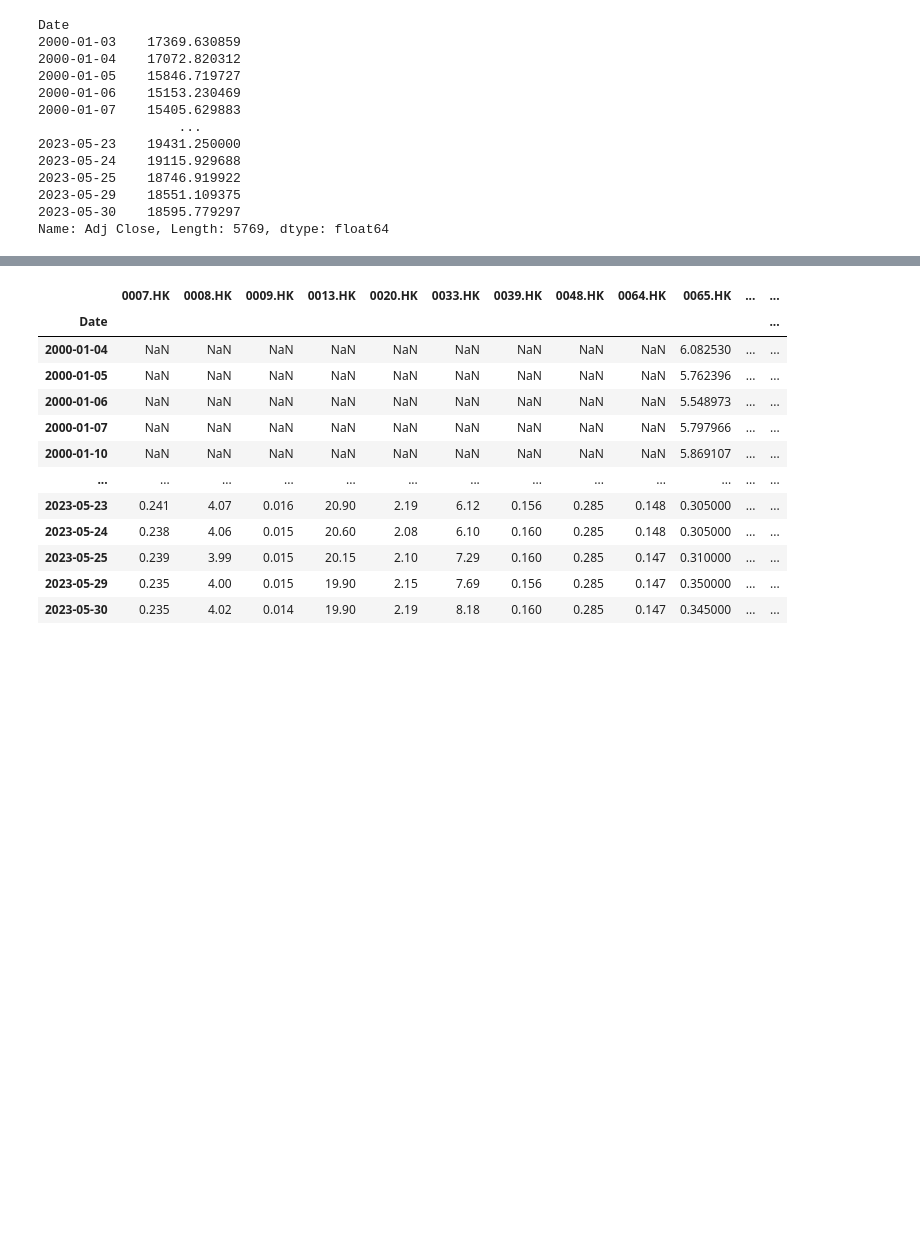
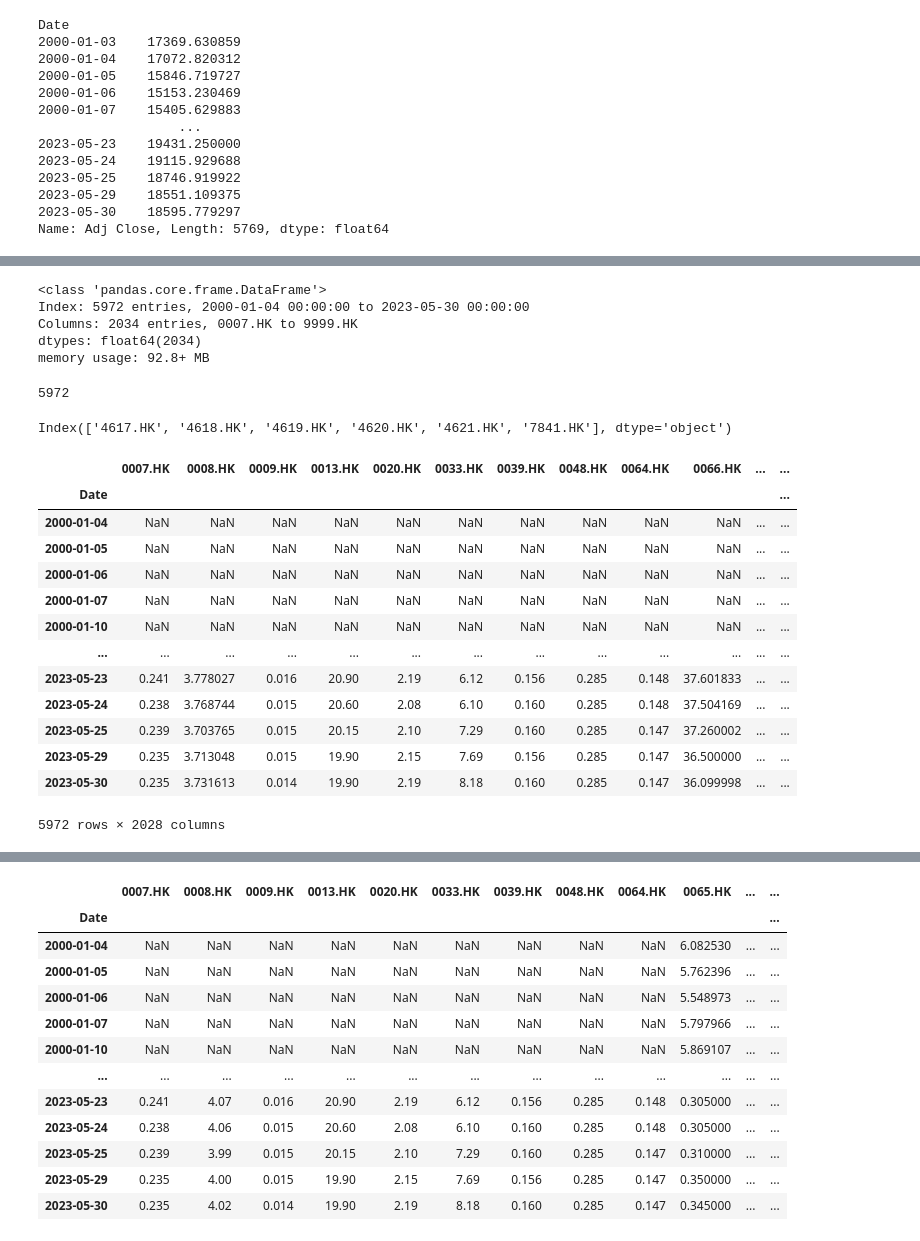
Before and after one commit to ckyma/exchatbook, a Jupyter notebook: getYahooData.ipynb, the cells around one changed output, grey strips where cells are left out. Saved outputs shown, nothing was run; the diff lists cells and outputs as text; code cells hidden in the pictures; blank space fills up the shorter version.

```diff
--- a/getYahooData.ipynb
+++ b/getYahooData.ipynb
@@ -233,0 +277,16 @@ Index(['^HSI'], dtype='object')
+# %%
+adj_close_data_filtered.info()
+# %% [output]
+<class 'pandas.core.frame.DataFrame'>
+Index: 5972 entries, 2000-01-04 00:00:00 to 2023-05-30 00:00:00
+Columns: 2034 entries, 0007.HK to 9999.HK
+dtypes: float64(2034)
+memory usage: 92.8+ MB
+# %%
+len(adj_close_data_filtered.index)
+# %% [output]
+5972
+# %%
+adj_close_data_filtered.columns[adj_close_data_filtered.isna().sum() == 5972]
+# %% [output]
+Index(['4617.HK', '4618.HK', '4619.HK', '4620.HK', '4621.HK', '7841.HK'], dtype='object')
@@ -233,0 +295,17 @@ Index(['^HSI'], dtype='object')
+# %%
+adj_close_data_filtered
+# %% [output]
+|  | 0007.HK | 0008.HK | 0009.HK | 0013.HK | 0020.HK | 0033.HK | 0039.HK | 0048.HK | 0064.HK | 0066.HK | ... | ... |
+| Date |  |  |  |  |  |  |  |  |  |  |  | ... |
+| 2000-01-04 | NaN | NaN | NaN | NaN | NaN | NaN | NaN | NaN | NaN | NaN | ... | ... |
+| 2000-01-05 | NaN | NaN | NaN | NaN | NaN | NaN | NaN | NaN | NaN | NaN | ... | ... |
+| 2000-01-06 | NaN | NaN | NaN | NaN | NaN | NaN | NaN | NaN | NaN | NaN | ... | ... |
+| 2000-01-07 | NaN | NaN | NaN | NaN | NaN | NaN | NaN | NaN | NaN | NaN | ... | ... |
+| 2000-01-10 | NaN | NaN | NaN | NaN | NaN | NaN | NaN | NaN | NaN | NaN | ... | ... |
+| ... | ... | ... | ... | ... | ... | ... | ... | ... | ... | ... | ... | ... |
+| 2023-05-23 | 0.241 | 3.778027 | 0.016 | 20.90 | 2.19 | 6.12 | 0.156 | 0.285 | 0.148 | 37.601833 | ... | ... |
+| 2023-05-24 | 0.238 | 3.768744 | 0.015 | 20.60 | 2.08 | 6.10 | 0.160 | 0.285 | 0.148 | 37.504169 | ... | ... |
+| 2023-05-25 | 0.239 | 3.703765 | 0.015 | 20.15 | 2.10 | 7.29 | 0.160 | 0.285 | 0.147 | 37.260002 | ... | ... |
+| 2023-05-29 | 0.235 | 3.713048 | 0.015 | 19.90 | 2.15 | 7.69 | 0.156 | 0.285 | 0.147 | 36.500000 | ... | ... |
+| 2023-05-30 | 0.235 | 3.731613 | 0.014 | 19.90 | 2.19 | 8.18 | 0.160 | 0.285 | 0.147 | 36.099998 | ... | ... |
+5972 rows × 2028 columns
```
Also changed, not shown: parts of 20 cells of this notebook, 1 other file.
